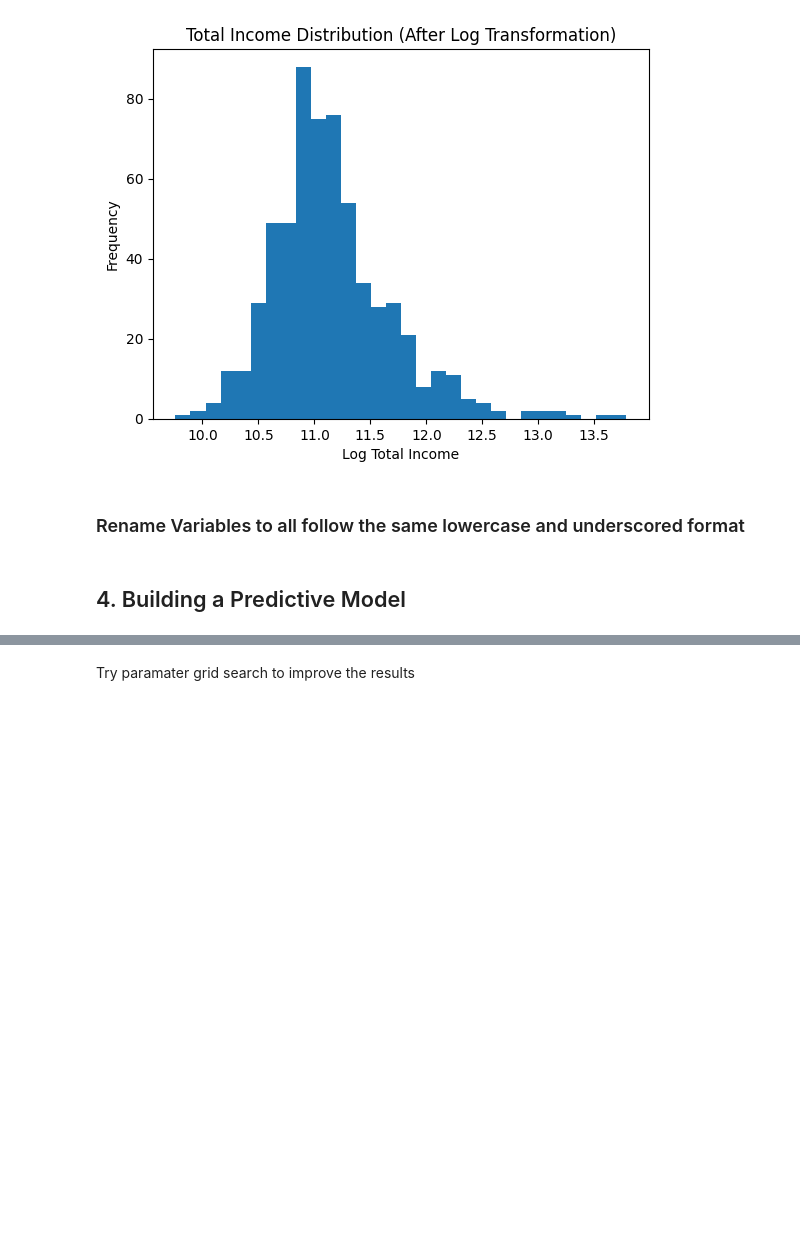
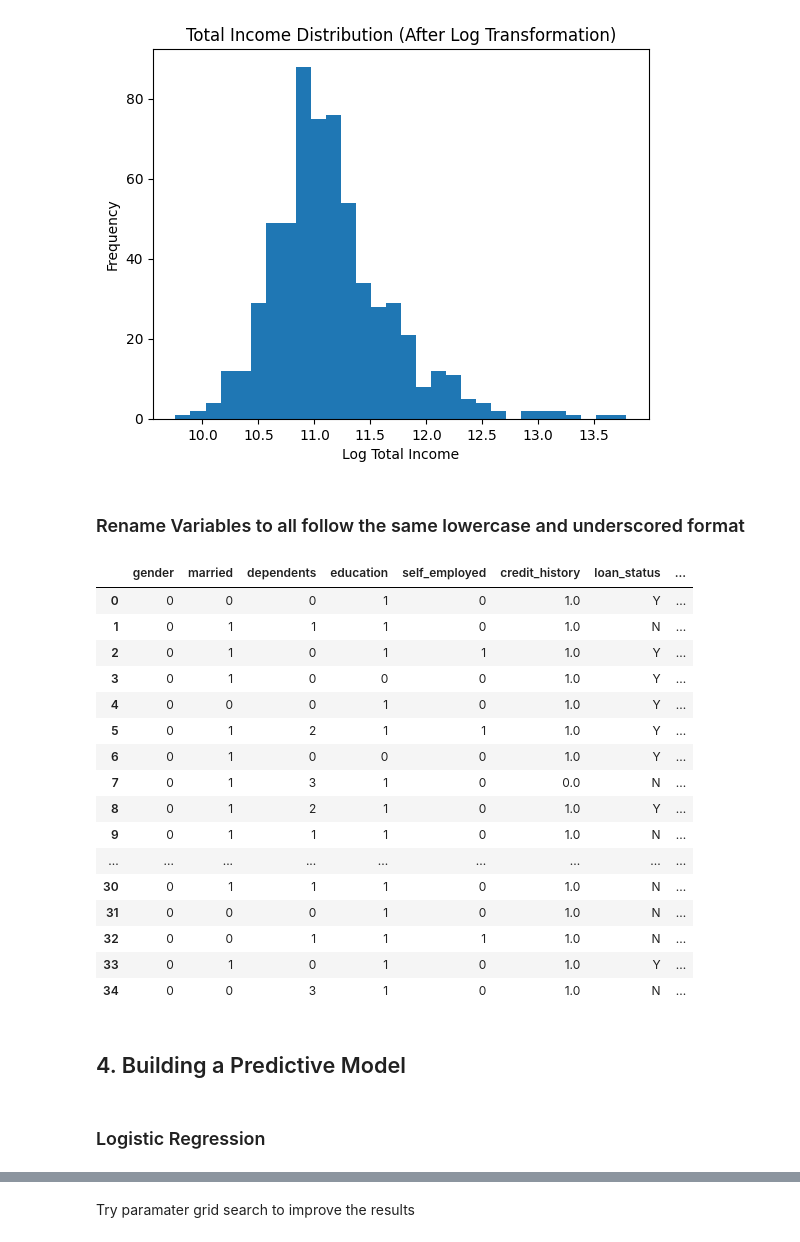
Before and after one commit to Brittanysacha/Mini-Project, a Jupyter notebook: notebooks/instructions.ipynb, the cells around one changed output, grey strips where cells are left out. Drawn from its saved outputs; the diff is of its cells as text; code cells hidden in the pictures; blank space fills up the shorter version.

```diff
--- a/notebooks/instructions.ipynb
+++ b/notebooks/instructions.ipynb
@@ -513,12 +506,12 @@ df = impute_loan_data(df)
 # %% [markdown]
 ##### Performing the scaling adjustment of multiplying ApplicantIncome and CoapplicantIncome by 12 to convert them to yearly incomes, and multiplying LoanAmount by 1000 to convert it from thousands to the actual dollar amount, ensures that these variables are on the same scale, facilitating meaningful comparisons and analyses.
 # %%
-#Since ApplicantIncome and CoapplicantIncome are monthly, multiple by 12 to be on the same scale as Loan Amount (which will be mutlipled by 1000)
-def multiply_values_by_1000(df):
-    df['ApplicantIncome'] *= 12 #Multiply by 12 to get yearly income
-    df['CoapplicantIncome'] *= 12 #Multiply by 12 to get yearly income
-    df['LoanAmount'] *= 1000  # Multiply by 1000 to convert values from thousands to actual amount
-    return df
+# #Since ApplicantIncome and CoapplicantIncome are monthly, multiple by 12 to be on the same scale as Loan Amount (which will be mutlipled by 1000)
+# def multiply_values_by_1000(df):
+#     df['ApplicantIncome'] *= 12 #Multiply by 12 to get yearly income
+#     df['CoapplicantIncome'] *= 12 #Multiply by 12 to get yearly income
+#     df['LoanAmount'] *= 1000  # Multiply by 1000 to convert values from thousands to actual amount
+#     return df
 
-df = multiply_values_by_1000(df)
+# df = multiply_values_by_1000(df)
 # %% [markdown]
@@ -609,27 +703,55 @@ plt.show()
 # %% [output]
 [figure]
 [figure]
+# %%
+# Drop the specified columns
+columns_to_drop = ['Loan_ID', 'ApplicantIncome', 'CoapplicantIncome', 'LoanAmount', 'Property_Area']
+df = df.drop(columns_to_drop, axis=1)
 # %% [markdown]
 ### Rename Variables to all follow the same lowercase and underscored format
 # %%
 # Define the mapping dictionary for column name conversions
 column_mapping = {
-    'Loan_ID': 'loan_id',
     'Gender': 'gender',
     'Married': 'married',
     'Dependents': 'dependents',
     'Education': 'education',
     'Self_Employed': 'self_employed',
-    'ApplicantIncome': 'applicant_income',
-    'CoapplicantIncome': 'coapplicant_income',
     'LoanAmount': 'loan_amount',
     'Loan_Amount_Term': 'loan_amount_term',
     'Credit_History': 'credit_history',
-    'Property_Area': 'property_area',
-    'Loan_Status': 'loan_status'
+    'Loan_Status': 'loan_status',
+    'property_area_Rural': 'property_area_rural',
+    'property_area_Semiurban': 'property_area_semiurban',
+    'property_area_Urban': 'property_area_urban',
+    'Loan_Term_Category_Short-term': 'loan_term_short',
+    'Loan_Term_Category_Medium-term': 'loan_term_medium',
+    'Loan_Term_Category_Long-term': 'loan_term_long'
 }
 
 # Rename the columns using the mapping dictionary
 df = df.rename(columns=column_mapping)
+# %%
+df.head(35)
+# %% [output]
+|  | gender | married | dependents | education | self_employed | credit_history | loan_status | ... |
+| 0 | 0 | 0 | 0 | 1 | 0 | 1.0 | Y | ... |
+| 1 | 0 | 1 | 1 | 1 | 0 | 1.0 | N | ... |
+| 2 | 0 | 1 | 0 | 1 | 1 | 1.0 | Y | ... |
+| 3 | 0 | 1 | 0 | 0 | 0 | 1.0 | Y | ... |
+| 4 | 0 | 0 | 0 | 1 | 0 | 1.0 | Y | ... |
+| 5 | 0 | 1 | 2 | 1 | 1 | 1.0 | Y | ... |
+| 6 | 0 | 1 | 0 | 0 | 0 | 1.0 | Y | ... |
+| 7 | 0 | 1 | 3 | 1 | 0 | 0.0 | N | ... |
+| 8 | 0 | 1 | 2 | 1 | 0 | 1.0 | Y | ... |
+| 9 | 0 | 1 | 1 | 1 | 0 | 1.0 | N | ... |
+| ... | ... | ... | ... | ... | ... | ... | ... | ... |
+| 30 | 0 | 1 | 1 | 1 | 0 | 1.0 | N | ... |
+| 31 | 0 | 0 | 0 | 1 | 0 | 1.0 | N | ... |
+| 32 | 0 | 0 | 1 | 1 | 1 | 1.0 | N | ... |
+| 33 | 0 | 1 | 0 | 1 | 0 | 1.0 | Y | ... |
+| 34 | 0 | 0 | 3 | 1 | 0 | 1.0 | N | ... |
 # %% [markdown]
 ## 4. Building a Predictive Model
+# %% [markdown]
+### Logistic Regression
```
Also changed, not shown: parts of 13 cells of this notebook.
